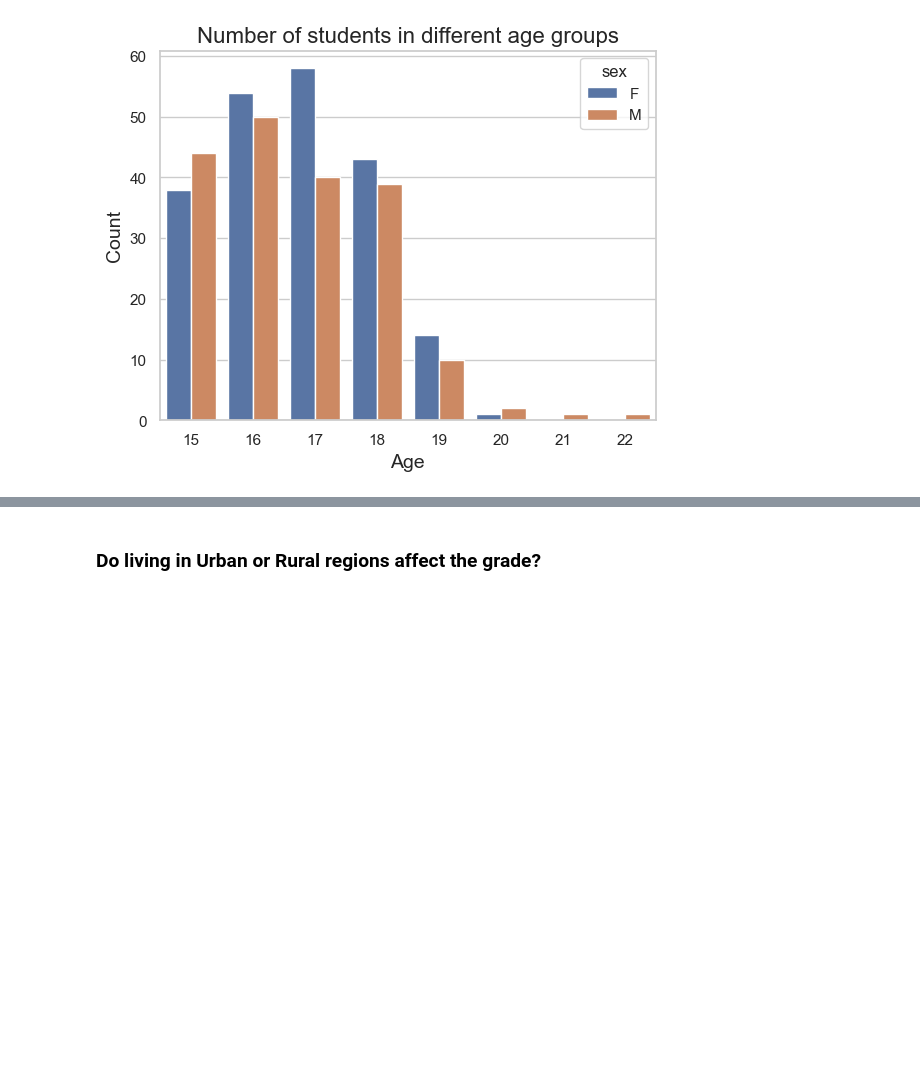
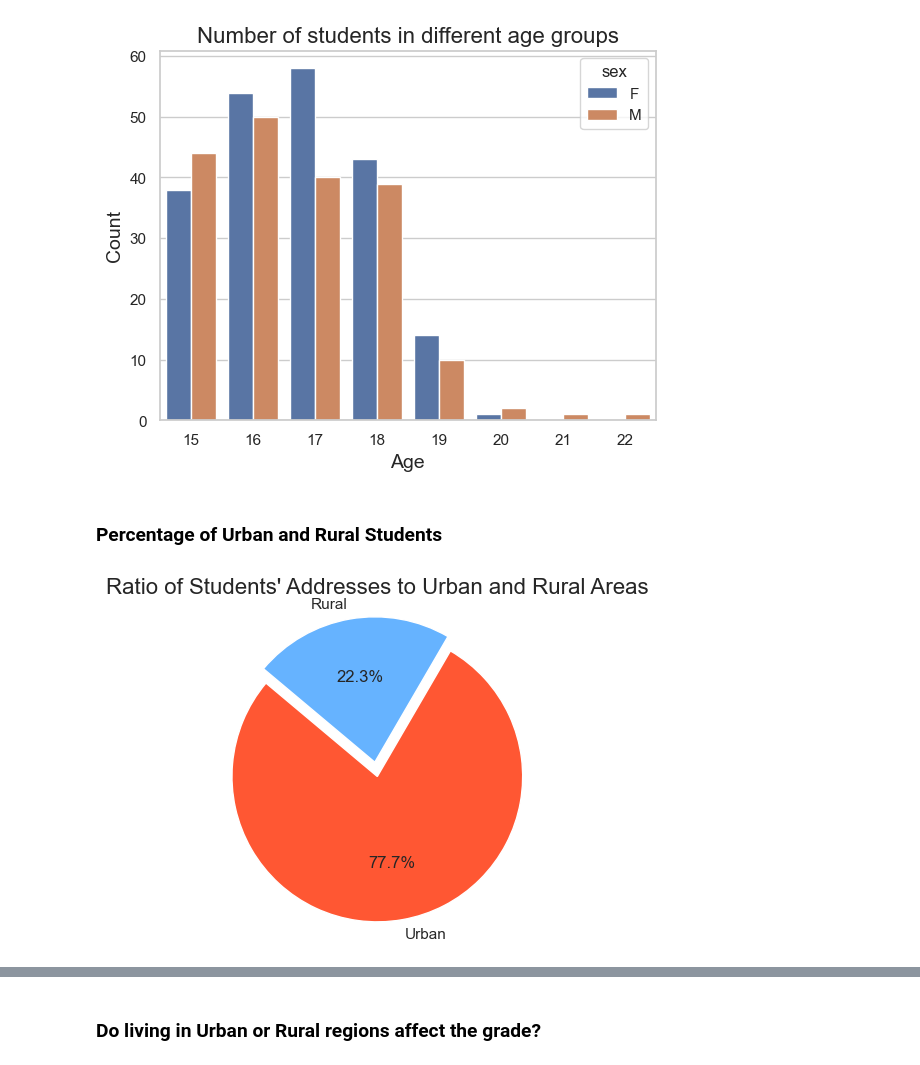
Before and after one commit to AndyWeasley2004/DS-ML-Study-Notes, a Jupyter notebook: ML study & projects/student grade prediction/student_grade_pred.ipynb, the cells around one changed output, grey strips where cells are left out. Cells and saved outputs as stored; diff of their text form; code cells hidden in the pictures; blank space fills up the shorter version.

```diff
--- a/ML study & projects/student grade prediction/student_grade_pred.ipynb
+++ b/ML study & projects/student grade prediction/student_grade_pred.ipynb
@@ -252,3 +253,34 @@ plt.ylabel("Count", fontsize=14)
 plt.show()
 # %% [output]
 [figure]
+# %% [markdown]
+### Percentage of Urban and Rural Students
+# %%
+# Calculate two school's percentage
+total = len(df)
+value_counts = df['address'].value_counts()
+percentages = value_counts / total * 100
+
+# Define colors for pie plot
+custom_colors = ['#ff5733', '#66b3ff']  # A vibrant red and a bright blue
+
+# explode count, separate two sections
+explode = (0.1, 0)
+
+plt.figure(figsize=(4, 4))
+plt.pie(
+    percentages,
+    explode=explode,
+    colors=custom_colors,
+    autopct=lambda p: f'{p:.1f}%',
+    startangle=140,
+    labels=['Urban', 'Rural']
+)
+
+plt.axis('equal')
+plt.title("Ratio of Students' Addresses to Urban and Rural Areas", fontsize=16)
+plt.tight_layout()
+
+plt.show()
+# %% [output]
+[figure, added]
```
Also changed, not shown: parts of 11 cells of this notebook.
